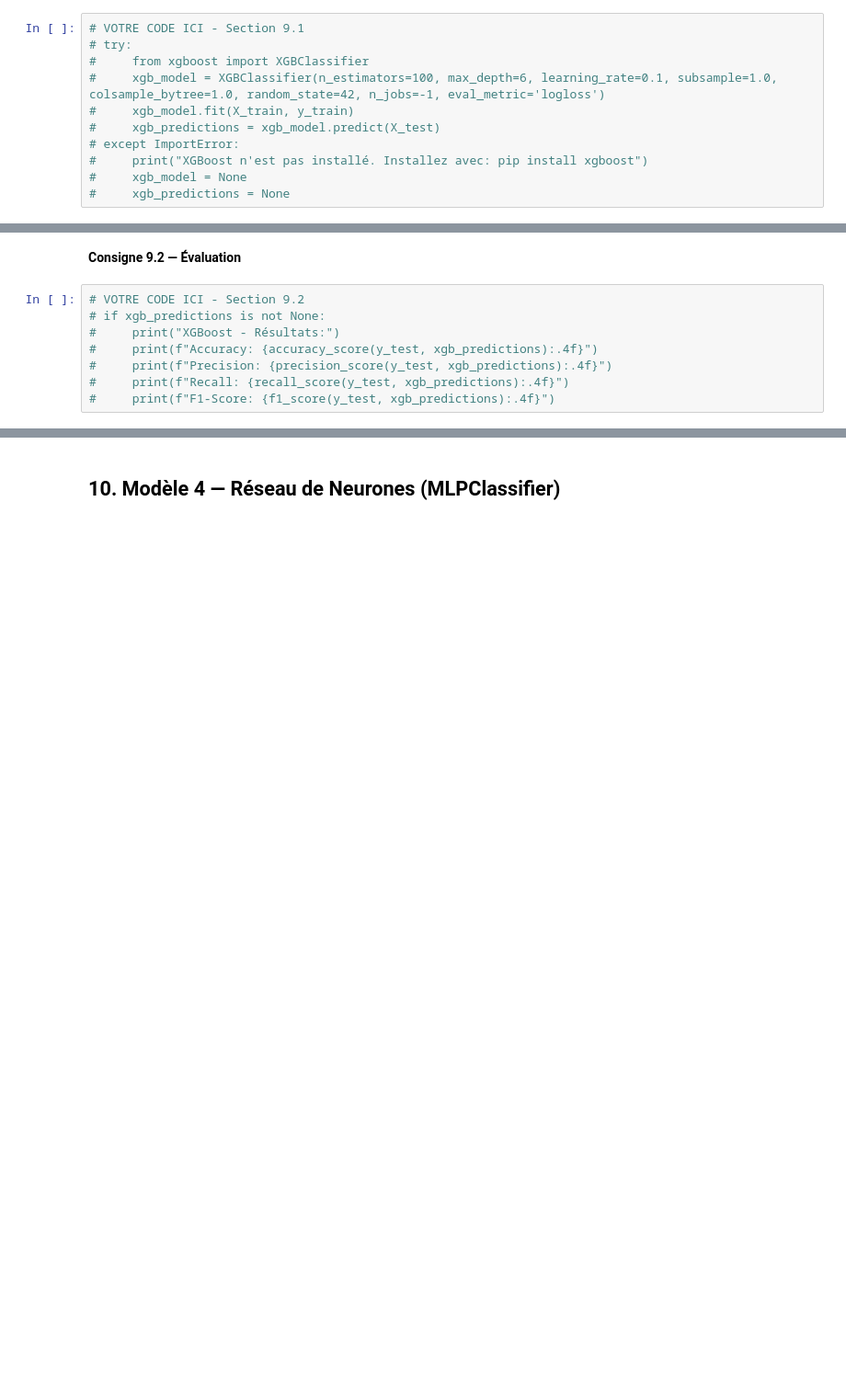
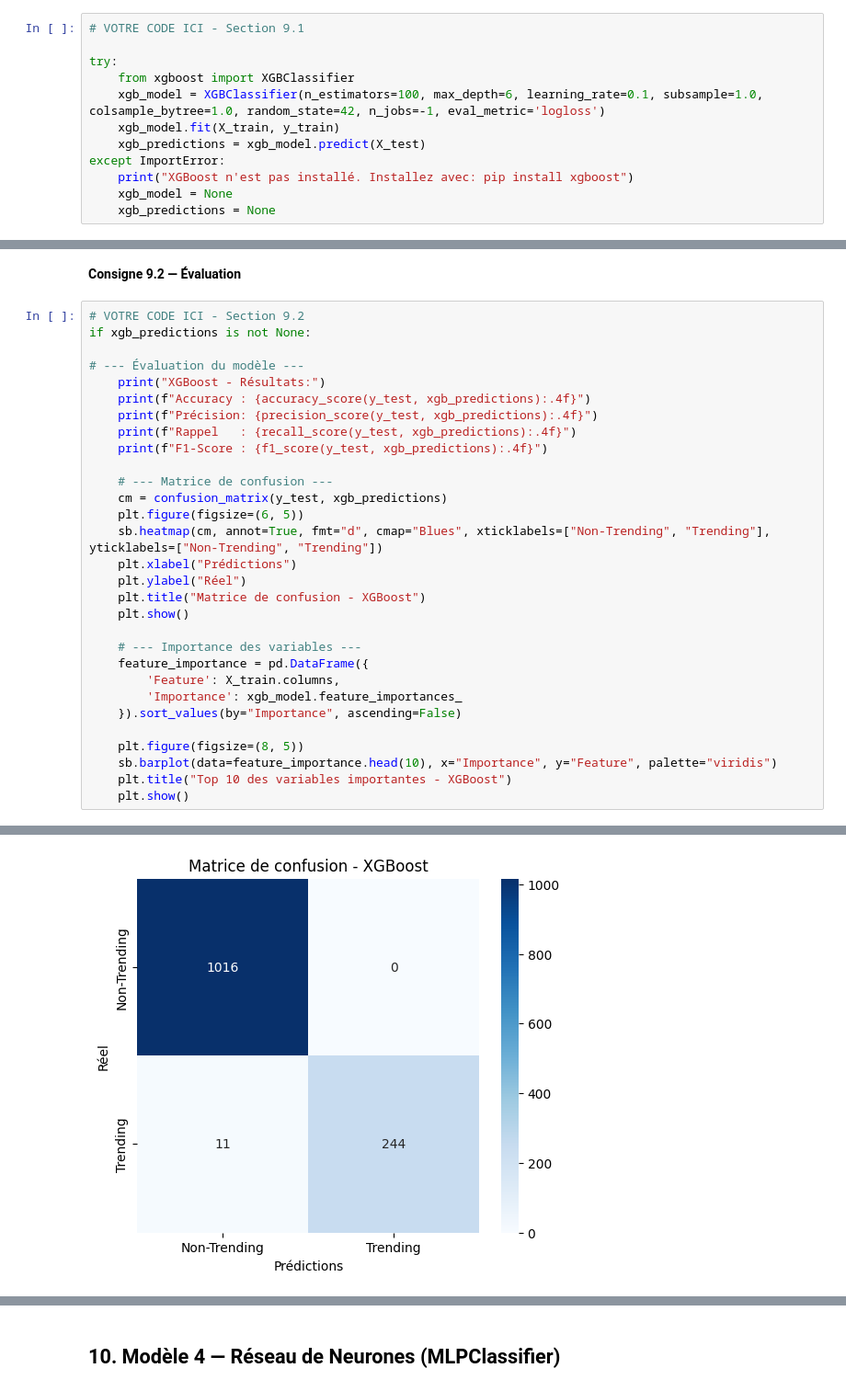
Before and after one commit to nabil-ghazali/Projet_ML_Youtube, a Jupyter notebook: projet-ml-youtube-trending-68b010e7b5bc2532236423.ipynb, the cells around one changed output, grey strips where cells are left out. Shown at 92% size. Saved outputs shown, nothing was run; the diff lists cells and outputs as text; blank space fills up the shorter version.

Commit message:
Entrainement de modèle: XGBoost

```diff
--- a/projet-ml-youtube-trending-68b010e7b5bc2532236423.ipynb
+++ b/projet-ml-youtube-trending-68b010e7b5bc2532236423.ipynb
@@ -1543,12 +1558,13 @@ Inconvénients :
 **Consigne 9.1 — Entraînement**
 # %%
 # VOTRE CODE ICI - Section 9.1
-# try:
-#     from xgboost import XGBClassifier
-#     xgb_model = XGBClassifier(n_estimators=100, max_depth=6, learning_rate=0.1, subsample=1.0, colsample_bytree=1.0, random_state=42, n_jobs=-1, eval_metric='logloss')
-#     xgb_model.fit(X_train, y_train)
-#     xgb_predictions = xgb_model.predict(X_test)
-# except ImportError:
-#     print("XGBoost n'est pas installé. Installez avec: pip install xgboost")
-#     xgb_model = None
-#     xgb_predictions = None
+
+try:
+    from xgboost import XGBClassifier
+    xgb_model = XGBClassifier(n_estimators=100, max_depth=6, learning_rate=0.1, subsample=1.0, colsample_bytree=1.0, random_state=42, n_jobs=-1, eval_metric='logloss')
+    xgb_model.fit(X_train, y_train)
+    xgb_predictions = xgb_model.predict(X_test)
+except ImportError:
+    print("XGBoost n'est pas installé. Installez avec: pip install xgboost")
+    xgb_model = None
+    xgb_predictions = None
@@ -1556,9 +1610,32 @@ Inconvénients :
 **Consigne 9.2 — Évaluation**
 # %%
 # VOTRE CODE ICI - Section 9.2
-# if xgb_predictions is not None:
-#     print("XGBoost - Résultats:")
-#     print(f"Accuracy: {accuracy_score(y_test, xgb_predictions):.4f}")
-#     print(f"Precision: {precision_score(y_test, xgb_predictions):.4f}")
-#     print(f"Recall: {recall_score(y_test, xgb_predictions):.4f}")
-#     print(f"F1-Score: {f1_score(y_test, xgb_predictions):.4f}")
+if xgb_predictions is not None:
+
+# --- Évaluation du modèle ---
+    print("XGBoost - Résultats:")
+    print(f"Accuracy : {accuracy_score(y_test, xgb_predictions):.4f}")
+    print(f"Précision: {precision_score(y_test, xgb_predictions):.4f}")
+    print(f"Rappel   : {recall_score(y_test, xgb_predictions):.4f}")
+    print(f"F1-Score : {f1_score(y_test, xgb_predictions):.4f}")
+
+    # --- Matrice de confusion ---
+    cm = confusion_matrix(y_test, xgb_predictions)
+    plt.figure(figsize=(6, 5))
+    sb.heatmap(cm, annot=True, fmt="d", cmap="Blues", xticklabels=["Non-Trending", "Trending"], yticklabels=["Non-Trending", "Trending"])
+    plt.xlabel("Prédictions")
+    plt.ylabel("Réel")
+    plt.title("Matrice de confusion - XGBoost")
+    plt.show()
+
+    # --- Importance des variables ---
+    feature_importance = pd.DataFrame({
+        'Feature': X_train.columns,
+        'Importance': xgb_model.feature_importances_
+    }).sort_values(by="Importance", ascending=False)
+
+    plt.figure(figsize=(8, 5))
+    sb.barplot(data=feature_importance.head(10), x="Importance", y="Feature", palette="viridis")
+    plt.title("Top 10 des variables importantes - XGBoost")
+    plt.show()
+# %% [output]
@@ -1564,0 +1647 @@ Inconvénients :
+[figure, added]
```
Also changed, not shown: parts of 4 cells of this notebook.
